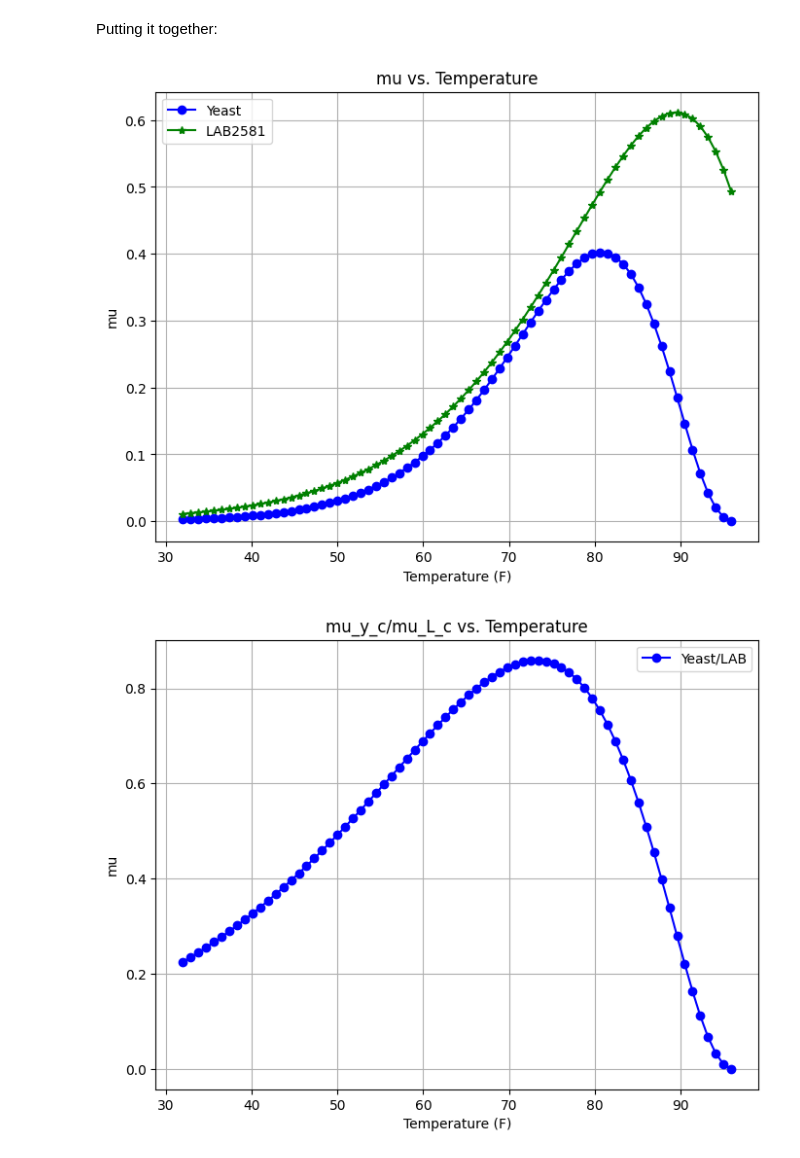
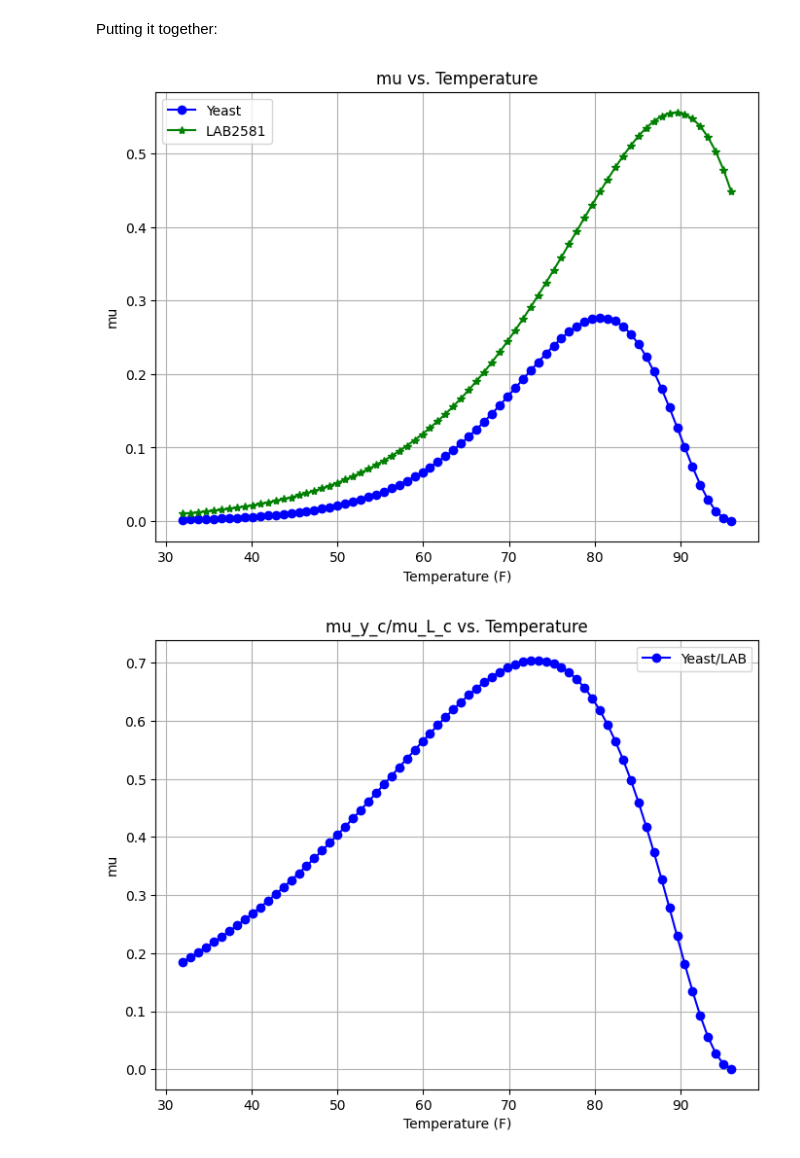
Before and after one commit to geoc1234/sourdough, a Jupyter notebook: notebooks/Factors.ipynb, the cells around one changed output. Cells and saved outputs as stored; diff of their text form; code cells hidden in the pictures.

```diff
--- a/notebooks/Factors.ipynb
+++ b/notebooks/Factors.ipynb
@@ -146,62 +146,79 @@ plt.show()
 # %% [markdown]
 Putting it together:
 # %%
-def gamma_y_composite(T,pH,I,E,params):
+def gamma_y_composite(T,pH,I,E,A,B,C,params):
   pT = params[0]
   pP = params[1]
   pI = params[2]
   pE = params[3]
+  pA = params[4]
+  pB = params[5]
+  pC = params[6]
   yT = mu(T,pT)
   yP = gamma_pH(pH,pP)
   yI = gamma_I_model4(I,pI)
   yE = gamma_I_model4(E,pE)
-  return yT*yP*yI*yE
+  yA = gamma_I_model4(Ac,pA)
+  yB = gamma_I_model4(B,pB)
+  yC = gamma_I_model4(C,pC)
 
-def gamma_l2_composite(T,pH,I,E, params):
+  return yT*yP*yI*yE*yA*yB*yC
+
+def gamma_l2_composite(T,pH,I,E,Ac, params):
   pT = params[0]
   pP = params[1]
   pI = params[2]
   pE = params[3]
+  pA = params[4]
   yT = mu(T,pT)
   yP = gamma_pH(pH,pP)
   yI = gamma_I_model3(I,pI)
   yE = gamma_I_model4(E,pE)
-  return yT*yP*yI*yE
+  yA = gamma_I_model4(Ac,pA)
+  return yT*yP*yI*yE*yA
 
 # Update the parameters to incorporate the tweaks to the values needed for the
 # multi-factor case
 yeast_T = [0.029, 3.0, 0.34, 35.9, 0.52]
 LAB2581_T = [0.097, 2.0, 0.22, 41.0, 0.66]
 yeast_pH = [1.0, 0.0, 0.0, 0.0]
 LAB2581_pH = [1.0, 3.94, 6.6, 5.43]
 LAB2581_I = [1.0, 1.97, 0.45]
 yeast_I = [1.0, 3.2, 1.4]
 LAB2581_E = [1.0, 8.12, 9.5]
 yeast_E = [1.0, 8.2, 1.0]
+yeast_Ac = [1.0, 1.5, 0.71]
+LAB2581_Ac = [1.0, 1.0, 0.80]
+yeast_HA = [1.0, 0.15, 1.3]
+yeast_HL = [1.0, 0.18, 4.0]
 
-params_y = [yeast_T, yeast_pH, yeast_I, yeast_E]
-params_l = [LAB2581_T, LAB2581_pH, LAB2581_I, LAB2581_E]
+
+params_y = [yeast_T, yeast_pH, yeast_I, yeast_E, yeast_Ac, yeast_HA, yeast_HL]
+params_l = [LAB2581_T, LAB2581_pH, LAB2581_I, LAB2581_E, LAB2581_Ac]
 
 I = 0.67*np.ones_like(temperature_celsius)
 pH = 5.0*np.ones_like(temperature_celsius)
 E = 1.0*np.ones_like(temperature_celsius)
-mu_y_c = gamma_y_composite(temperature_celsius, pH, I, E, params_y)
-mu_l2_c = gamma_l2_composite(temperature_celsius, pH, I, E, params_l)
+Ac = 0.05*np.ones_like(temperature_celsius)
+HA = 0.05*np.ones_like(temperature_celsius)
+HL = 0.05*np.ones_like(temperature_celsius)
+mu_y_c = gamma_y_composite(temperature_celsius, pH, I, E, Ac, HA, HL, params_y)
+mu_l2_c = gamma_l2_composite(temperature_celsius, pH, I, E, Ac, params_l)
 
 # Plotting the data
 plt.figure(figsize=(8, 6))
 plt.plot(temperature_fahrenheit, mu_y_c, marker='o', linestyle='-', color='b', label='Yeast')
 #plt.plot(temperature_fahrenheit, mu_y, marker='o', linestyle='-', color='r', label='Yeast0')
 plt.plot(temperature_fahrenheit, mu_l2_c, marker='*', linestyle='-', color='g', label='LAB2581')
 #plt.plot(temperature_fahrenheit, mu_l2, marker='*', linestyle='-', color='r', label='LAB25810')
 plt.title('mu vs. Temperature')
 plt.xlabel('Temperature (F)')
 plt.ylabel('mu')
 plt.grid(True)
 plt.legend()
 plt.show()
 # %% [output]
-[figure, old version]
+[figure, new version]
 # %%
 mu_y_LAB2581_c = mu_y_c / mu_l2_c
 # Plotting the data
@@ -214,7 +231,7 @@ plt.grid(True)
 plt.legend()
 plt.show()
 # %% [output]
-[figure, old version]
+[figure, new version]
 # %%
 import ipywidgets as widgets
 from ipywidgets import interact, interactive, fixed, interact_manual
```
Also changed, not shown: parts of 1 cell of this notebook.
